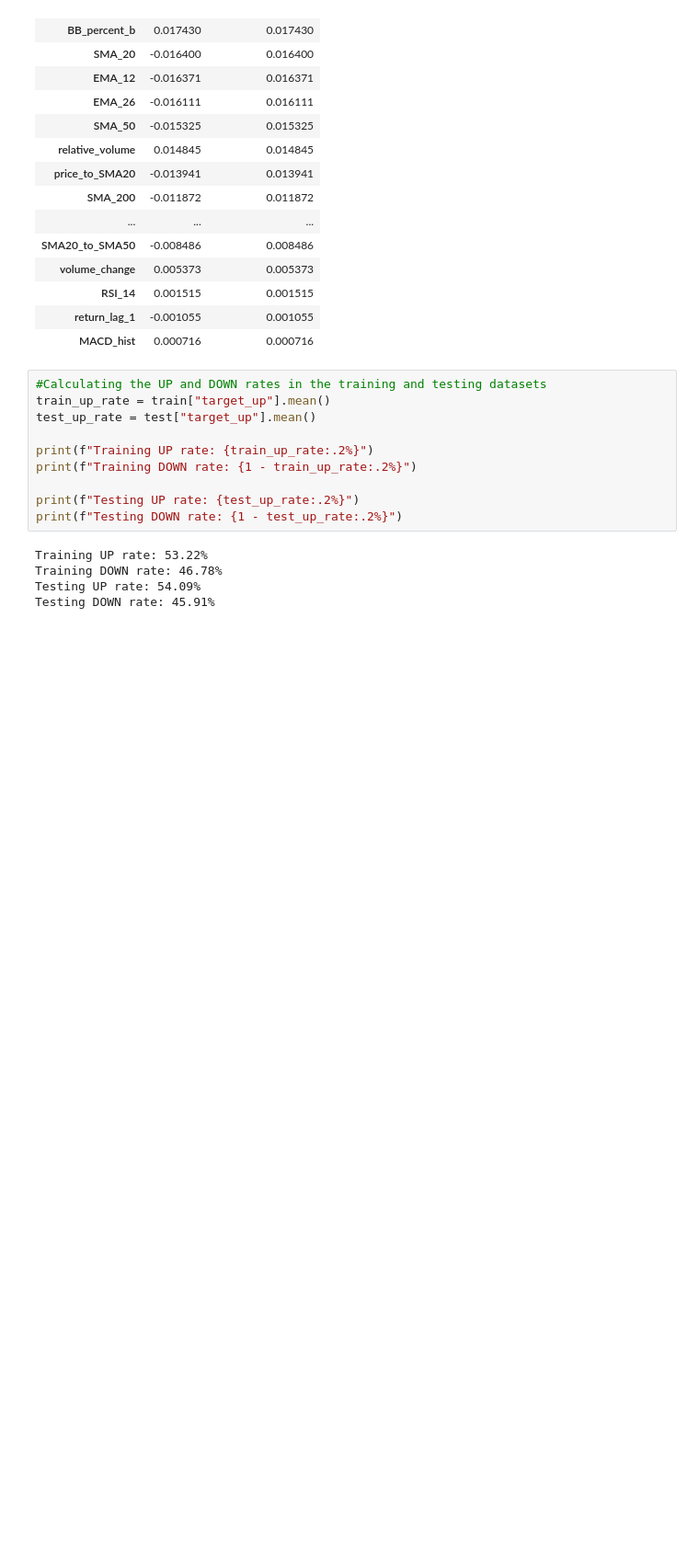
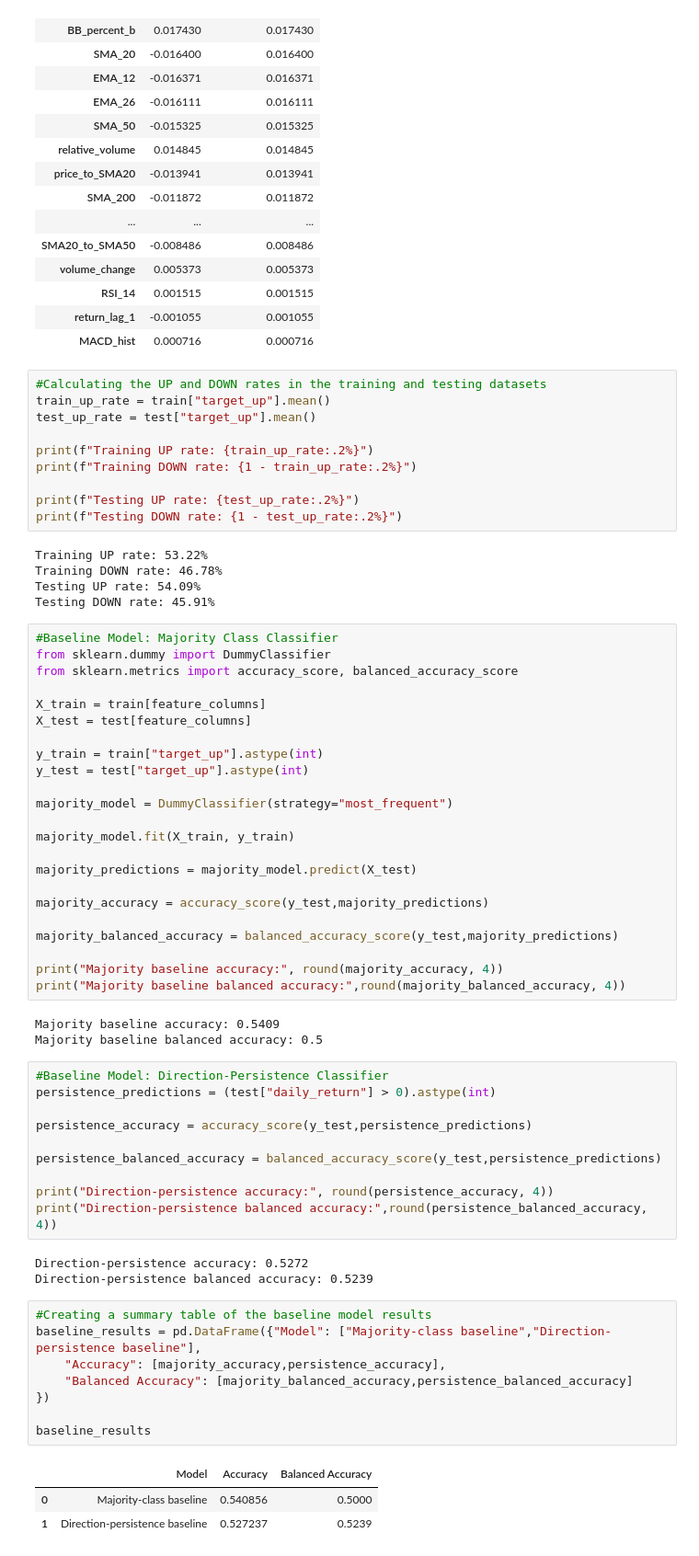
Before and after one commit to Anirveshreddy/stock-prediction-lab, a Jupyter notebook: notebooks/05_targets_and_baselines.ipynb, the cells around one changed output. Shown at 92% size. Cells and saved outputs as stored; diff of their text form; blank space fills up the shorter version.

```diff
--- a/notebooks/05_targets_and_baselines.ipynb
+++ b/notebooks/05_targets_and_baselines.ipynb
@@ -300,3 +300,54 @@ Training UP rate: 53.22%
 Training DOWN rate: 46.78%
 Testing UP rate: 54.09%
 Testing DOWN rate: 45.91%
+# %%
+#Baseline Model: Majority Class Classifier
+from sklearn.dummy import DummyClassifier
+from sklearn.metrics import accuracy_score, balanced_accuracy_score
+
+X_train = train[feature_columns]
+X_test = test[feature_columns]
+
+y_train = train["target_up"].astype(int)
+y_test = test["target_up"].astype(int)
+
+majority_model = DummyClassifier(strategy="most_frequent")
+
+majority_model.fit(X_train, y_train)
+
+majority_predictions = majority_model.predict(X_test)
+
+majority_accuracy = accuracy_score(y_test,majority_predictions)
+
+majority_balanced_accuracy = balanced_accuracy_score(y_test,majority_predictions)
+
+print("Majority baseline accuracy:", round(majority_accuracy, 4))
+print("Majority baseline balanced accuracy:",round(majority_balanced_accuracy, 4))
+# %% [output]
+Majority baseline accuracy: 0.5409
+Majority baseline balanced accuracy: 0.5
+# %%
+#Baseline Model: Direction-Persistence Classifier
+persistence_predictions = (test["daily_return"] > 0).astype(int)
+
+persistence_accuracy = accuracy_score(y_test,persistence_predictions)
+
+persistence_balanced_accuracy = balanced_accuracy_score(y_test,persistence_predictions)
+
+print("Direction-persistence accuracy:", round(persistence_accuracy, 4))
+print("Direction-persistence balanced accuracy:",round(persistence_balanced_accuracy, 4))
+# %% [output]
+Direction-persistence accuracy: 0.5272
+Direction-persistence balanced accuracy: 0.5239
+# %%
+#Creating a summary table of the baseline model results
+baseline_results = pd.DataFrame({"Model": ["Majority-class baseline","Direction-persistence baseline"],
+    "Accuracy": [majority_accuracy,persistence_accuracy],
+    "Balanced Accuracy": [majority_balanced_accuracy,persistence_balanced_accuracy]
+})
+
+baseline_results
+# %% [output]
+|  | Model | Accuracy | Balanced Accuracy |
+| 0 | Majority-class baseline | 0.540856 | 0.5000 |
+| 1 | Direction-persistence baseline | 0.527237 | 0.5239 |
```
Also changed, not shown: parts of 5 cells of this notebook.
